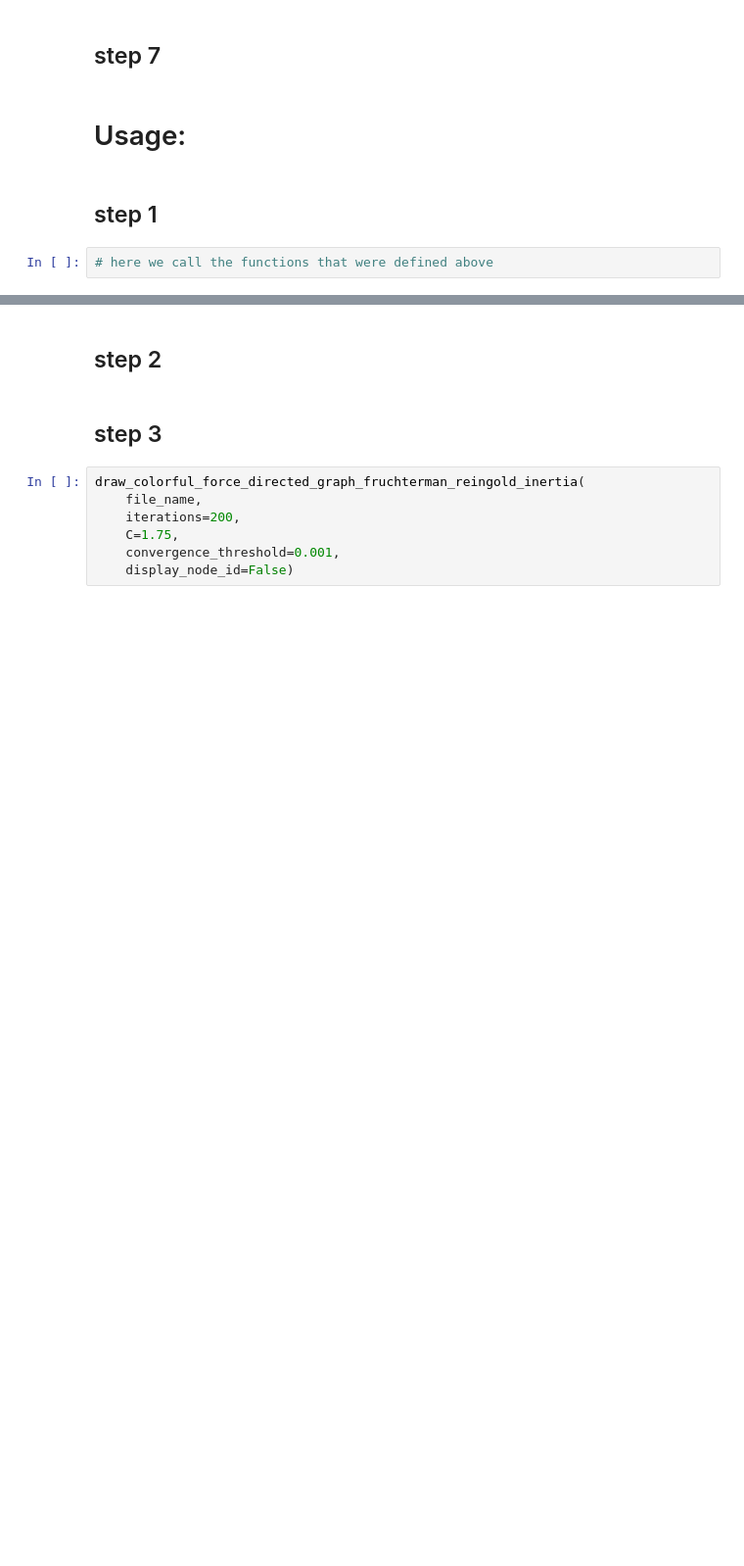
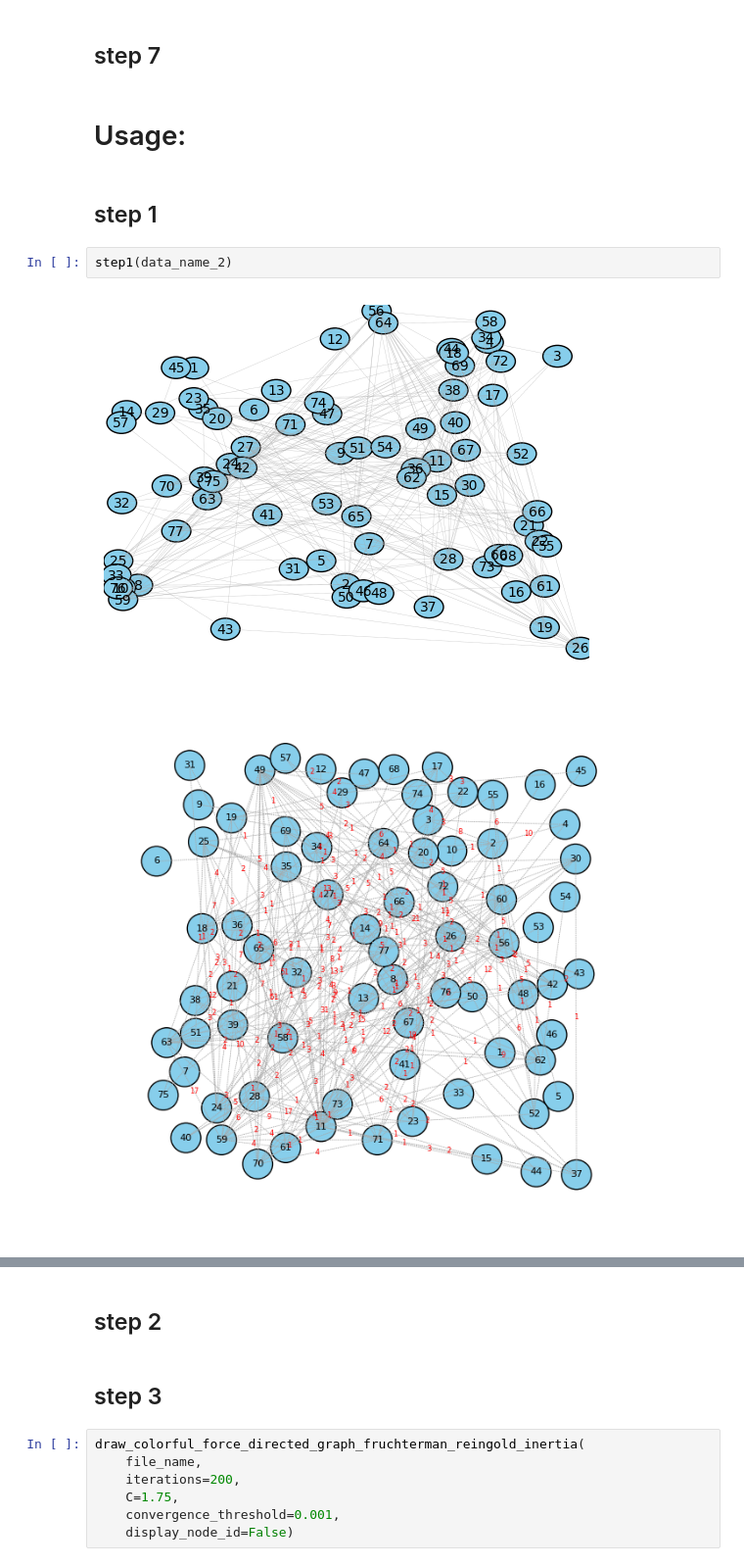
Before and after one commit to Prat2420/Data-Visualization-CurryPasta, a Jupyter notebook: Notebooks/all_in_one.ipynb, the cells around one changed output, grey strips where cells are left out. Shown at 98% size. Drawn from its saved outputs; the diff is of its cells as text; blank space fills up the shorter version.

Commit message:
step1 for final

```diff
--- a/Notebooks/all_in_one.ipynb
+++ b/Notebooks/all_in_one.ipynb
@@ -401,5 +2213,8 @@ def draw_force_directed_graph_fruchterman_reingold_inertia(file_path, iterations
 # Usage:
 # %% [markdown]
 ## step 1
-# %%
-# here we call the functions that were defined above
+# %%
+step1(data_name_2)
+# %% [output]
+[figure, added]
+[figure, added]
```
Also changed, not shown: parts of 5 cells of this notebook.
